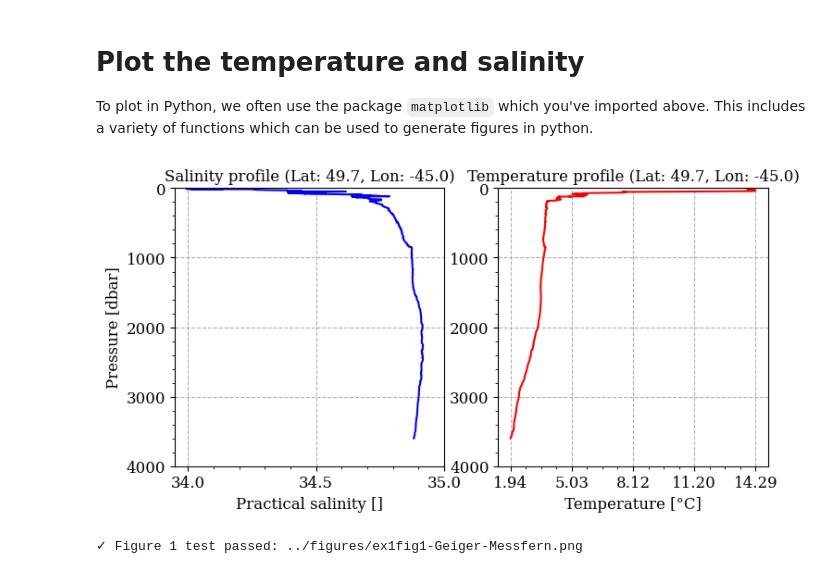
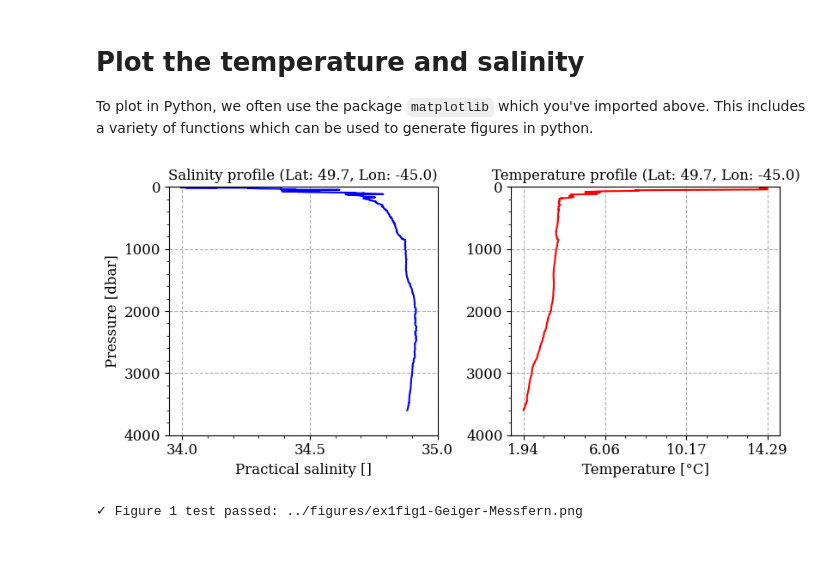
Before and after one commit to ifmeo-courses/messfern-1-ctd-Anja375, a Jupyter notebook: src/assignment.ipynb, the cells around one changed output. Cells and saved outputs as stored; diff of their text form; code cells hidden in the pictures.

```diff
--- a/src/assignment.ipynb
+++ b/src/assignment.ipynb
@@ -177,7 +177,7 @@ To plot in Python, we often use the package `matplotlib` which you've imported a
 # To initialise a figure, use matplotlib.plt.figure() which takes inputs within the brackets
 # Since matplotlib is long to write, in the import cell above, we've imported it as plt
 
-# edit figure size, full text width
+# figure size about 1/3rd the height of A4 paper, text width to fit on A4 paper with margins
 plt.figure(1, figsize=(8.27, 3.9))
 
 # In case the figure 1 already exists, clear it using clf()
@@ -210,14 +210,14 @@ plt.gca().invert_yaxis()
 x_ticks = [34, 34.5, 35]
 plt.xticks(x_ticks, fontsize=12)
 
+# add minor ticks for more detail
+plt.minorticks_on()
+
 # y-axis ticks every 1000 m
 plt.yticks(range(0, int(ctd_ds[pres_string].max()) + 1000, 1000), fontsize=12)
 
 # dashed gridlines
 plt.grid(True, linestyle='--')
-
-# add minor ticks for more detail
-plt.minorticks_on()
 
 # Finally, we can add a title to the plot using plt.title().  This function also takes a string as an argument.
 # include lat/lon in title
@@ -236,38 +236,41 @@ plt.plot(ctd_ds[temp_string], ctd_ds[pres_string], color='red')
 # add labels, title, formatting
 plt.xlabel('Temperature [°C]', fontsize=12)
 
-# no y-label for better readability
+# y-label removed for better readability in shared axis layout
 # plt.ylabel('Pressure [dbar]', fontsize=12)
 
 # title with lat/lon
 lat = float(ctd_ds[lat_string].values[0])
 lon = float(ctd_ds[lon_string].values[0])
 plt.title(f'Temperature profile (Lat: {lat:.1f}, Lon: {lon:.1f})', fontsize=12)
 
 # shallow limit exactly zero
 plt.ylim(0, ctd_ds[pres_string].max())
 plt.gca().invert_yaxis()
 
 # more detailed x-axis ticks
 x_min = float(ctd_ds[temp_string].min())
 x_max = float(ctd_ds[temp_string].max())
-plt.xticks(np.linspace(x_min, x_max, 5), fontsize=12)
+plt.xticks(np.linspace(x_min, x_max, 4), fontsize=12)
+
+# add minor ticks for more detail
+plt.minorticks_on()
 
 # y-axis ticks every 1000 m
 plt.yticks(range(0, int(ctd_ds[pres_string].max()) + 1000, 1000), fontsize=12)
 
 # dashed gridlines
 plt.grid(True, linestyle='--')
 
-# add minor ticks for more detail
-plt.minorticks_on()
+
+plt.tight_layout()
 
 # This code saves the figure to a file.  The file type is determined by the extension of the filename.
 # IMPORTANT: Change YourName to your actual last name
 plt.savefig(figdir + 'ex1fig1-Geiger-Messfern.png')
 plt.show()
 # %% [output]
-[figure, old version]
+[figure, new version]
 # %%
 # Test that Figure 1 was created correctly
 import glob
```
Also changed, not shown: 1 other file.
